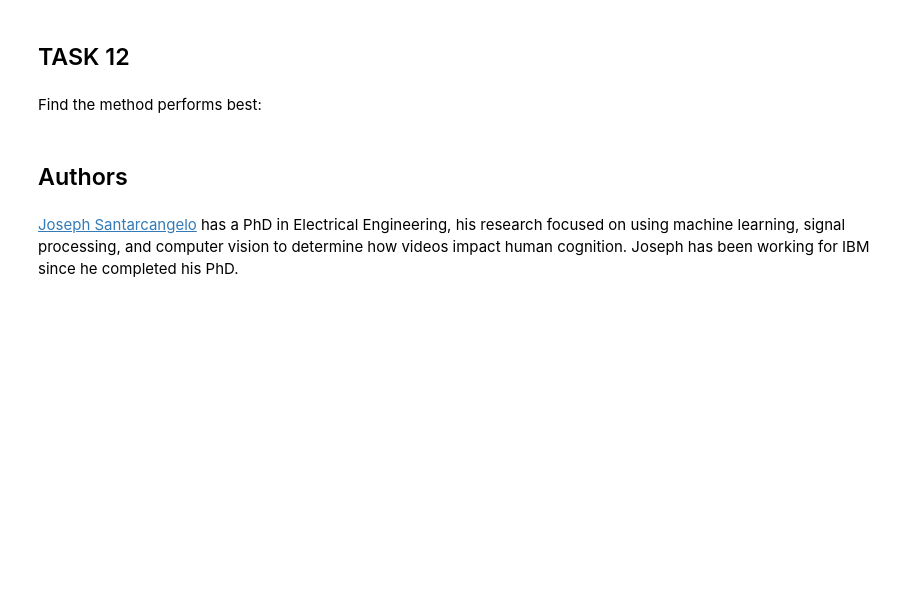
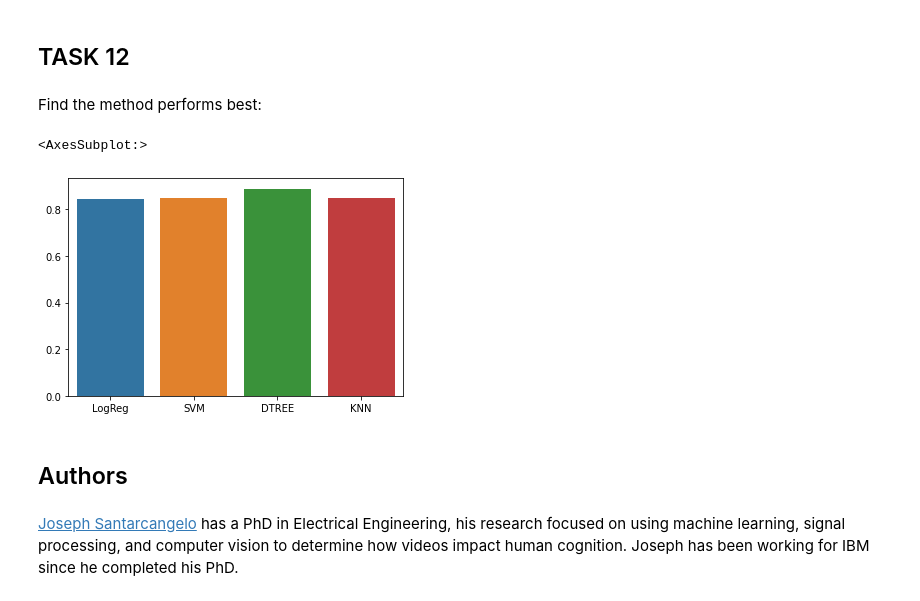
Before and after one commit to simonou99/spacex_landing_prediction, a Jupyter notebook: SpaceX_Machine Learning Prediction_Part_5.ipynb, the cells around one changed output. Drawn from its saved outputs; the diff is of its cells as text; code cells hidden in the pictures; blank space fills up the shorter version.

```diff
--- a/SpaceX_Machine Learning Prediction_Part_5.ipynb
+++ b/SpaceX_Machine Learning Prediction_Part_5.ipynb
@@ -316,6 +316,11 @@ plot_confusion_matrix(Y_test,yhat)
 ## TASK  12
 # %% [markdown]
 Find the method performs best:
+# %%
+sns.barplot(x=['LogReg','SVM','DTREE','KNN'],y=[0.846,0.848,0.889,0.848])
+# %% [output]
+<AxesSubplot:>
+[figure, added]
 # %% [markdown]
 ## Authors
 # %% [markdown]
```
